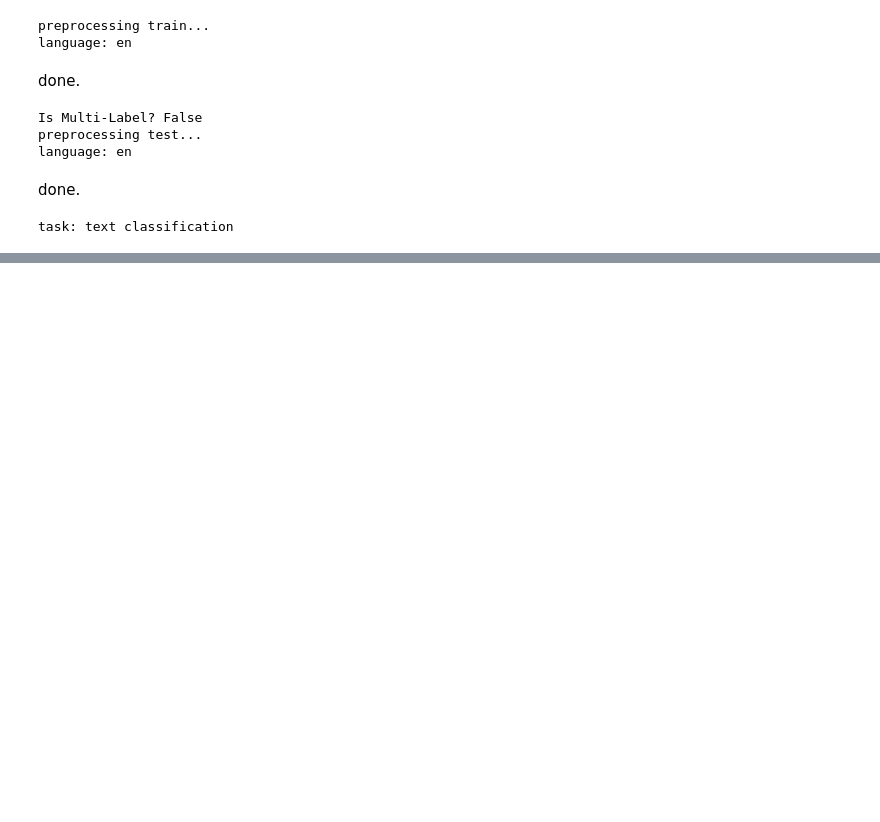
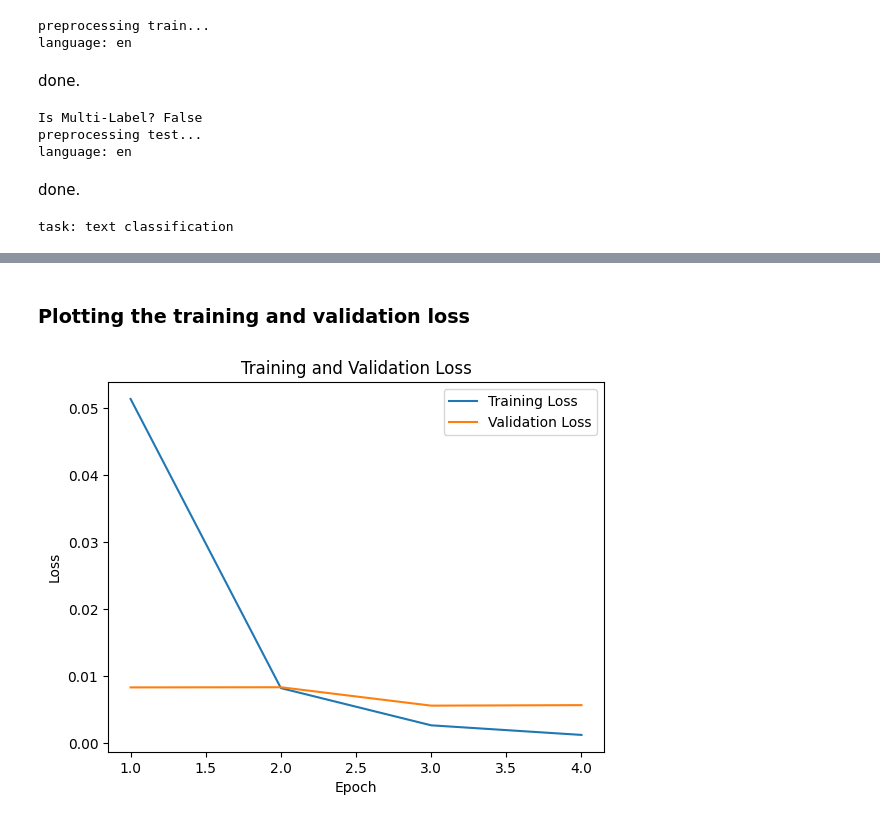
Before and after one commit to ZitouniAhmedFaouzi/PFE-sql-injection, a Jupyter notebook: code/bert.ipynb, the cells around one changed output, grey strips where cells are left out. Saved outputs shown, nothing was run; the diff lists cells and outputs as text; code cells hidden in the pictures; blank space fills up the shorter version.

```diff
--- a/code/bert.ipynb
+++ b/code/bert.ipynb
@@ -97,0 +74,2 @@ dtype: int64
+# %%
+df = df.drop_duplicates()
@@ -128,0 +116,2 @@ task: text classification
+# %%
+model = text.text_classifier('bert', (x_train, y_train), preproc=preproc)
@@ -128,0 +124,7 @@ task: text classification
+# %%
+learner = ktrain.get_learner(model=model,
+                             train_data=(x_train, y_train),
+                             val_data=(x_test, y_test),
+                             batch_size=32)
+# %%
+learner.fit_onecycle(lr=2e-5, epochs=4)
@@ -128,0 +178,16 @@ task: text classification
+# %% [markdown]
+### Plotting the training and validation loss
+# %%
+train_loss = learner.history.history['loss']
+val_loss = learner.history.history['val_loss']
+
+# Plot the training and validation loss
+plt.plot(range(1, len(train_loss) + 1), train_loss, label='Training Loss')
+plt.plot(range(1, len(val_loss) + 1), val_loss, label='Validation Loss')
+plt.xlabel('Epoch')
+plt.ylabel('Loss')
+plt.title('Training and Validation Loss')
+plt.legend()
+plt.show()
+# %% [output]
+[figure, added]
```
Also changed, not shown: parts of 43 cells of this notebook.
